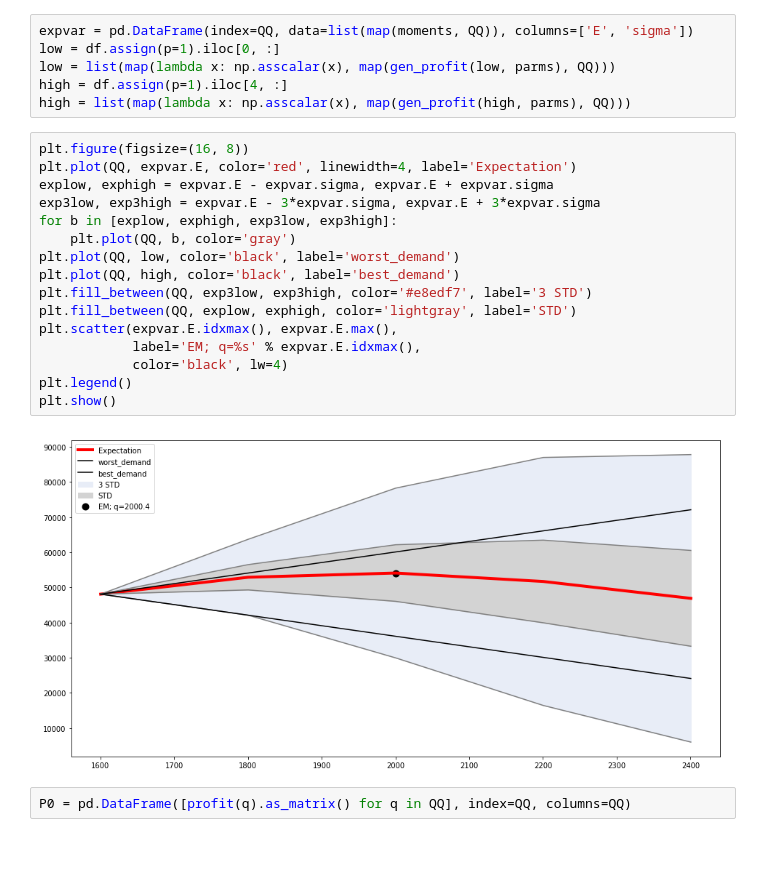
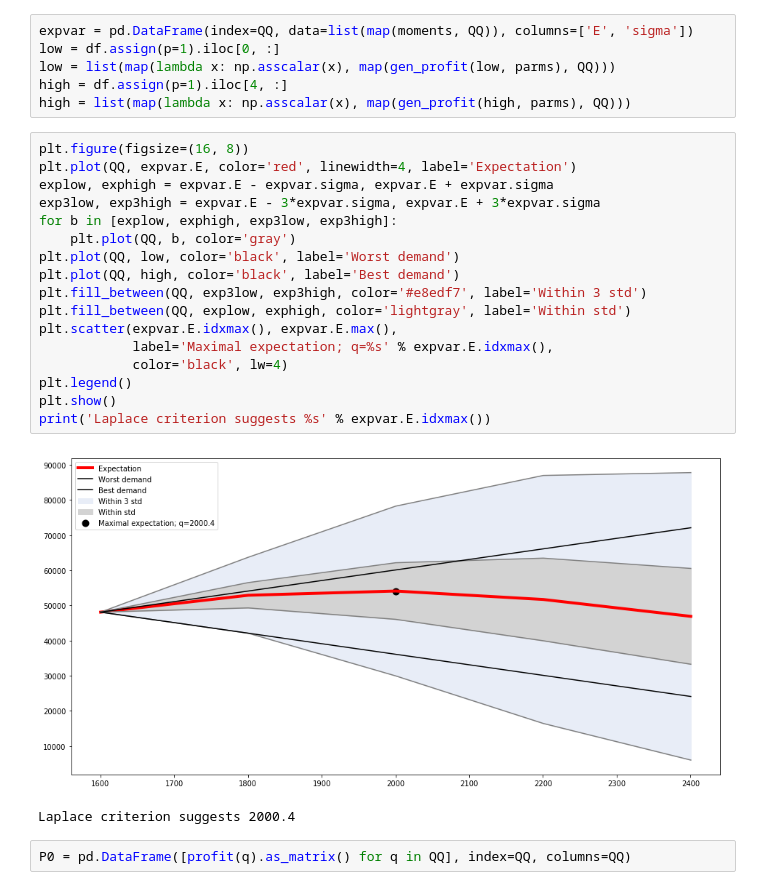
Before and after one commit to RerumNovarum/vsu-games, a Jupyter notebook: vsu_games_2.ipynb, the cells around one changed output. Saved outputs shown, nothing was run; the diff lists cells and outputs as text; blank space fills up the shorter version.

```diff
--- a/vsu_games_2.ipynb
+++ b/vsu_games_2.ipynb
@@ -69,21 +69,23 @@ high = list(map(lambda x: np.asscalar(x), map(gen_profit(high, parms), QQ)))
 # %%
 plt.figure(figsize=(16, 8))
 plt.plot(QQ, expvar.E, color='red', linewidth=4, label='Expectation')
 explow, exphigh = expvar.E - expvar.sigma, expvar.E + expvar.sigma
 exp3low, exp3high = expvar.E - 3*expvar.sigma, expvar.E + 3*expvar.sigma
 for b in [explow, exphigh, exp3low, exp3high]:
     plt.plot(QQ, b, color='gray')
-plt.plot(QQ, low, color='black', label='worst_demand')
-plt.plot(QQ, high, color='black', label='best_demand')
-plt.fill_between(QQ, exp3low, exp3high, color='#e8edf7', label='3 STD')
-plt.fill_between(QQ, explow, exphigh, color='lightgray', label='STD')
+plt.plot(QQ, low, color='black', label='Worst demand')
+plt.plot(QQ, high, color='black', label='Best demand')
+plt.fill_between(QQ, exp3low, exp3high, color='#e8edf7', label='Within 3 std')
+plt.fill_between(QQ, explow, exphigh, color='lightgray', label='Within std')
 plt.scatter(expvar.E.idxmax(), expvar.E.max(),
-            label='EM; q=%s' % expvar.E.idxmax(),
+            label='Maximal expectation; q=%s' % expvar.E.idxmax(),
             color='black', lw=4)
 plt.legend()
 plt.show()
+print('Laplace criterion suggests %s' % expvar.E.idxmax())
 # %% [output]
-[figure, old version]
+[figure, new version]
+Laplace criterion suggests 2000.4
 # %%
 P0 = pd.DataFrame([profit(q).as_matrix() for q in QQ], index=QQ, columns=QQ)
 # %%
```
Also changed, not shown: 4 other files.
